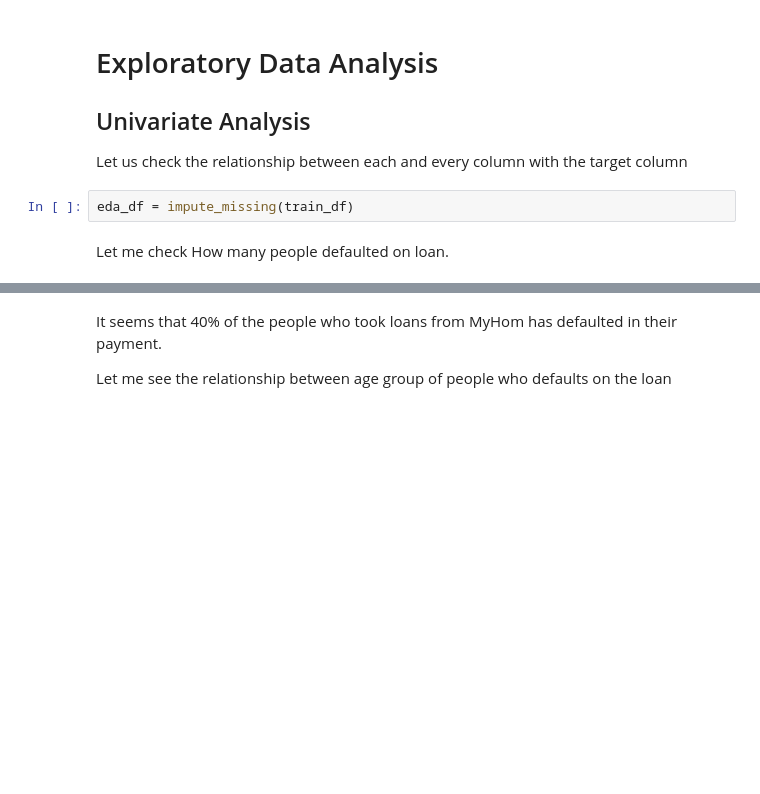
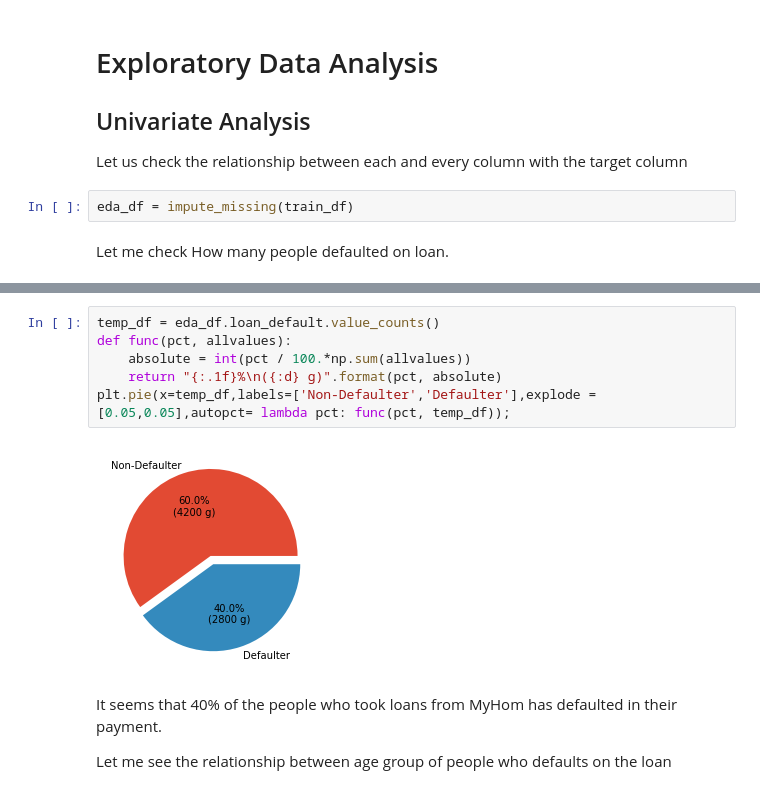
Before and after one commit to Deepakvk18/Machine-Learning, a Jupyter notebook: loan-defaulter-prediction.ipynb, the cells around one changed output, grey strips where cells are left out. Drawn from its saved outputs; the diff is of its cells as text; blank space fills up the shorter version.

Commit message:
Kaggle Notebook | Loan Defaulter Prediction | Version 10

```diff
--- a/loan-defaulter-prediction.ipynb
+++ b/loan-defaulter-prediction.ipynb
@@ -195,3 +190,11 @@ fig
+# %%
+temp_df = eda_df.loan_default.value_counts()
+def func(pct, allvalues):
+    absolute = int(pct / 100.*np.sum(allvalues))
+    return "{:.1f}%\n({:d} g)".format(pct, absolute)
+plt.pie(x=temp_df,labels=['Non-Defaulter','Defaulter'],explode = [0.05,0.05],autopct= lambda pct: func(pct, temp_df));
+# %% [output]
+[figure, added]
 # %% [markdown]
 It seems that 40% of the people who took loans from MyHom has defaulted in their payment.
 
```
Also changed, not shown: parts of 30 cells of this notebook.
